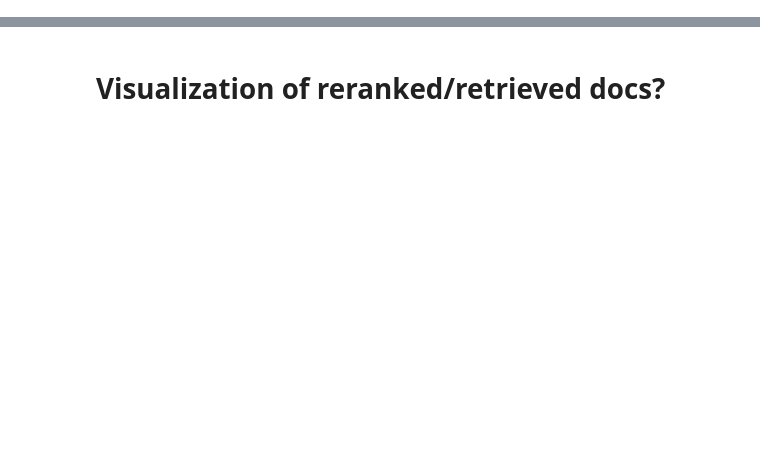
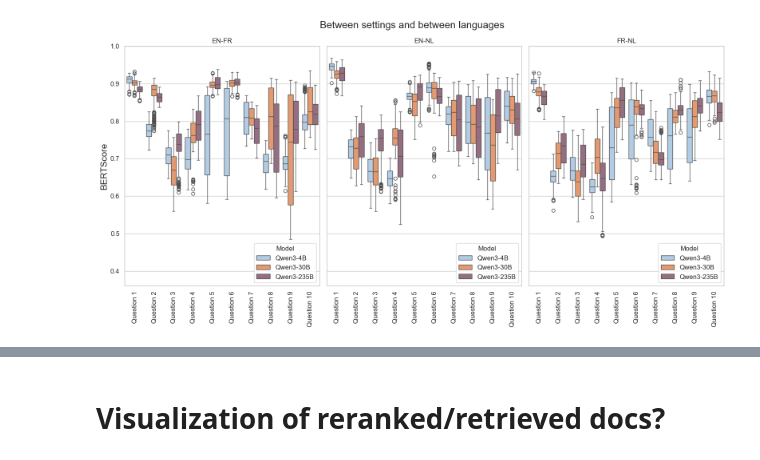
Before and after one commit to imruhi/perspectiveRAG, a Jupyter notebook: RAG/evaluation/viz_metrics.ipynb, the cells around one changed output, grey strips where cells are left out. Drawn from its saved outputs; the diff is of its cells as text; code cells hidden in the pictures; blank space fills up the shorter version.

```diff
--- a/RAG/evaluation/viz_metrics.ipynb
+++ b/RAG/evaluation/viz_metrics.ipynb
@@ -108,12 +148,20 @@ baseline_compare.groupby(["Model", "Question", "Language"]).agg(["mean", "count"
 # %%
-# # std in scores between baseline and augmented per language per model
-# fig, axs = plt.subplots(ncols=len(models), figsize=(10,5), sharey=False)
-# i=0
-# for model in models:
-#     axs[i].set_title(model + " baseline vs augmented")
-#     test = compare_all[compare_all["Model"]==model]
-#     # print(test.head())
-#     # print(test.head())
-#     sns.boxplot(data=test, x="Language1-Language2", y="Cosine", ax=axs[i])
-#     axs[i].set_ylim([-0.15, 1.1])
-#     i+=1
+# std in scores between baseline and augmented per language per model
+fig, axs = plt.subplots(ncols=len(lang_pairs), figsize=(16,8), sharey=True)
+plt.suptitle("Between settings and between languages")
+for i, lang_pair in enumerate(lang_pairs):
+    subset = compare_all[compare_all['Language1-Language2']==lang_pair]
+    subset['q_number'] = [int(i.split(' ')[1]) for i in subset['Question']]
+    subset = subset.sort_values(by=['Model', 'q_number'], ascending=[False, True])
+    subset = subset.rename(columns={"Cosine": "BERTScore"})
+
+    axs[i].set_title(lang_pair)
+    sns.boxplot(data=subset, x=subset["Question"].to_list(), y="BERTScore", hue="Model", palette=categorical, ax=axs[i])
+    axs[i].set_ylim([0.36, 1])
+    sns.move_legend(axs[i], 'lower right')
+    axs[i].tick_params('x', labelrotation=90)
+plt.tight_layout()
+plt.savefig('figs/between-setting-between-language.svg')
+plt.show()
+# %% [output]
+[figure, added]
```
Also changed, not shown: parts of 20 cells of this notebook, 3 other files.
